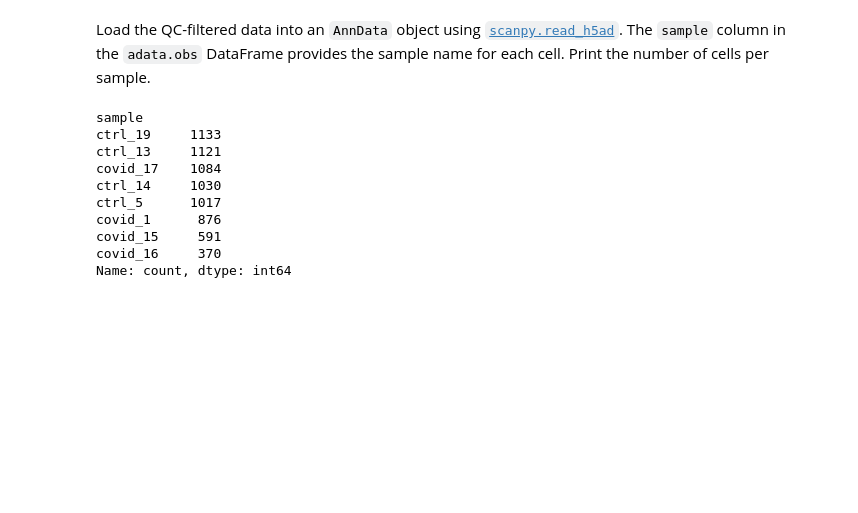
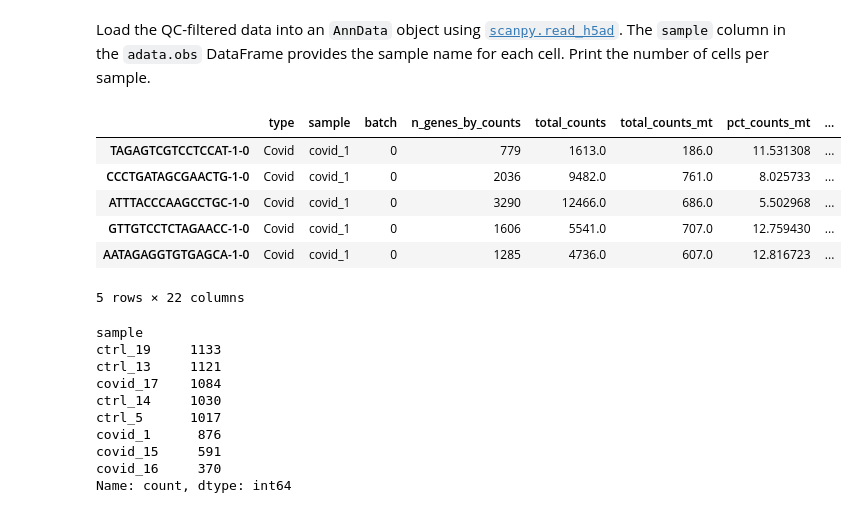
Before and after one commit to voges/amlg, a Jupyter notebook: src/exercises/dimensionality_reduction/dimensionality_reduction.ipynb, the cells around one changed output. Saved outputs shown, nothing was run; the diff lists cells and outputs as text; code cells hidden in the pictures; blank space fills up the shorter version.

```diff
--- a/src/exercises/dimensionality_reduction/dimensionality_reduction.ipynb
+++ b/src/exercises/dimensionality_reduction/dimensionality_reduction.ipynb
@@ -72,0 +75,10 @@ adata = sc.read_h5ad(filename="data/scanpy_covid_qc.h5ad")
+# %%
+adata.obs.head()
+# %% [output]
+|  | type | sample | batch | n_genes_by_counts | total_counts | total_counts_mt | pct_counts_mt | ... |
+| TAGAGTCGTCCTCCAT-1-0 | Covid | covid_1 | 0 | 779 | 1613.0 | 186.0 | 11.531308 | ... |
+| CCCTGATAGCGAACTG-1-0 | Covid | covid_1 | 0 | 2036 | 9482.0 | 761.0 | 8.025733 | ... |
+| ATTTACCCAAGCCTGC-1-0 | Covid | covid_1 | 0 | 3290 | 12466.0 | 686.0 | 5.502968 | ... |
+| GTTGTCCTCTAGAACC-1-0 | Covid | covid_1 | 0 | 1606 | 5541.0 | 707.0 | 12.759430 | ... |
+| AATAGAGGTGTGAGCA-1-0 | Covid | covid_1 | 0 | 1285 | 4736.0 | 607.0 | 12.816723 | ... |
+5 rows × 22 columns
```
Also changed, not shown: parts of 5 cells of this notebook, 3 other files.
